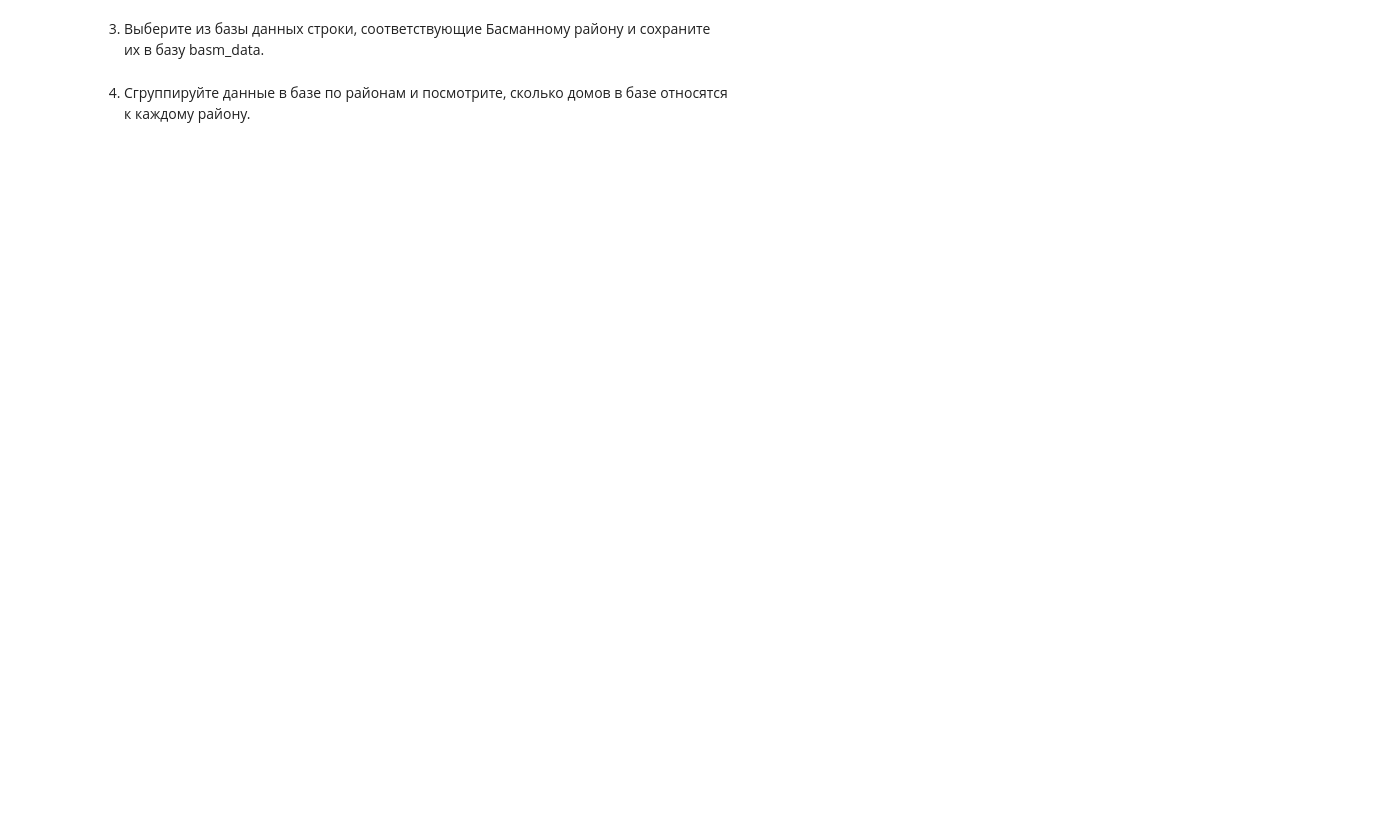
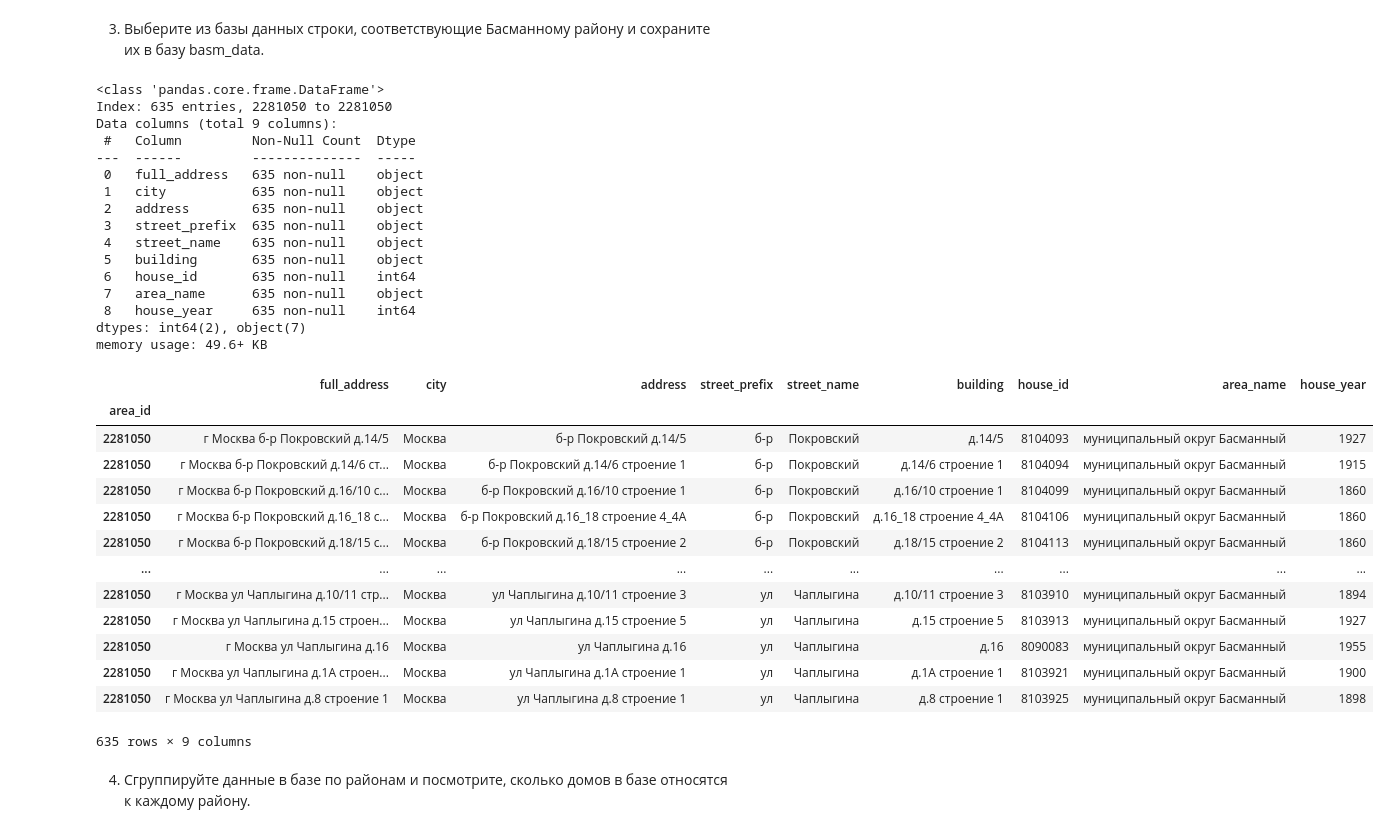
Before and after one commit to FessDemon/pim, a Jupyter notebook: python/Labs/Lab_Python_6_PMI_end.ipynb, the cells around one changed output. Drawn from its saved outputs; the diff is of its cells as text; code cells hidden in the pictures; blank space fills up the shorter version.

```diff
--- a/python/Labs/Lab_Python_6_PMI_end.ipynb
+++ b/python/Labs/Lab_Python_6_PMI_end.ipynb
@@ -34,2 +55,13 @@ memory usage: 2.2+ MB
 # %% [markdown]
 2) Посмотрите на минимальное и максимальное значения года постройки. Разумны ли они? Если нет, уберите из базы данных «странные» значения года постройки (оставьте данные о постройках с года основания Москвы до текущего года включительно). Подсчитайте количество удаленных записей.
+# %%
+min_house_year = df_build["house_year"].min()
+max_house_year = df_build["house_year"].max()
+print(min_house_year)
+print(max_house_year)
+df_build = df_build[(df_build["house_year"] >= 1147) & (df_build["house_year"] <= 2024)]
+min_house_year = df_build["house_year"].min()
+max_house_year = df_build["house_year"].max()
+print(min_house_year)
+print(max_house_year)
+df_build.house_year
@@ -36,4 +86,40 @@ memory usage: 2.2+ MB
 # %% [markdown]
 3) Выберите из базы данных строки, соответствующие Басманному району и сохраните их в базу basm_data.
+# %%
+df_build[df_build["area_name"].str.contains("Басман", case=False)].head(1)
+basm_data = df_build[df_build["area_name"] == "муниципальный округ Басманный"]
+basm_data.info()
+basm_data
+# %% [output]
+<class 'pandas.core.frame.DataFrame'>
+Index: 635 entries, 2281050 to 2281050
+Data columns (total 9 columns):
+ #   Column         Non-Null Count  Dtype
+---  ------         --------------  -----
+ 0   full_address   635 non-null    object
+ 1   city           635 non-null    object
+ 2   address        635 non-null    object
+ 3   street_prefix  635 non-null    object
+ 4   street_name    635 non-null    object
+ 5   building       635 non-null    object
+ 6   house_id       635 non-null    int64
+ 7   area_name      635 non-null    object
+ 8   house_year     635 non-null    int64
+dtypes: int64(2), object(7)
+memory usage: 49.6+ KB
+|  | full_address | city | address | street_prefix | street_name | building | house_id | area_name | house_year |
+| area_id |  |  |  |  |  |  |  |  |  |
+| 2281050 | г Москва б-р Покровский д.14/5 | Москва | б-р Покровский д.14/5 | б-р | Покровский | д.14/5 | 8104093 | муниципальный округ Басманный | 1927 |
+| 2281050 | г Москва б-р Покровский д.14/6 ст... | Москва | б-р Покровский д.14/6 строение 1 | б-р | Покровский | д.14/6 строение 1 | 8104094 | муниципальный округ Басманный | 1915 |
+| 2281050 | г Москва б-р Покровский д.16/10 с... | Москва | б-р Покровский д.16/10 строение 1 | б-р | Покровский | д.16/10 строение 1 | 8104099 | муниципальный округ Басманный | 1860 |
+| 2281050 | г Москва б-р Покровский д.16_18 с... | Москва | б-р Покровский д.16_18 строение 4_4А | б-р | Покровский | д.16_18 строение 4_4А | 8104106 | муниципальный округ Басманный | 1860 |
+| 2281050 | г Москва б-р Покровский д.18/15 с... | Москва | б-р Покровский д.18/15 строение 2 | б-р | Покровский | д.18/15 строение 2 | 8104113 | муниципальный округ Басманный | 1860 |
+| ... | ... | ... | ... | ... | ... | ... | ... | ... | ... |
+| 2281050 | г Москва ул Чаплыгина д.10/11 стр... | Москва | ул Чаплыгина д.10/11 строение 3 | ул | Чаплыгина | д.10/11 строение 3 | 8103910 | муниципальный округ Басманный | 1894 |
+| 2281050 | г Москва ул Чаплыгина д.15 строен... | Москва | ул Чаплыгина д.15 строение 5 | ул | Чаплыгина | д.15 строение 5 | 8103913 | муниципальный округ Басманный | 1927 |
+| 2281050 | г Москва ул Чаплыгина д.16 | Москва | ул Чаплыгина д.16 | ул | Чаплыгина | д.16 | 8090083 | муниципальный округ Басманный | 1955 |
+| 2281050 | г Москва ул Чаплыгина д.1А строен... | Москва | ул Чаплыгина д.1А строение 1 | ул | Чаплыгина | д.1А строение 1 | 8103921 | муниципальный округ Басманный | 1900 |
+| 2281050 | г Москва ул Чаплыгина д.8 строение 1 | Москва | ул Чаплыгина д.8 строение 1 | ул | Чаплыгина | д.8 строение 1 | 8103925 | муниципальный округ Басманный | 1898 |
+635 rows × 9 columns
 # %% [markdown]
 4) Сгруппируйте данные в базе по районам и посмотрите, сколько домов в базе относятся к каждому району.
```
Also changed, not shown: parts of 5 cells of this notebook, 3 other files.
